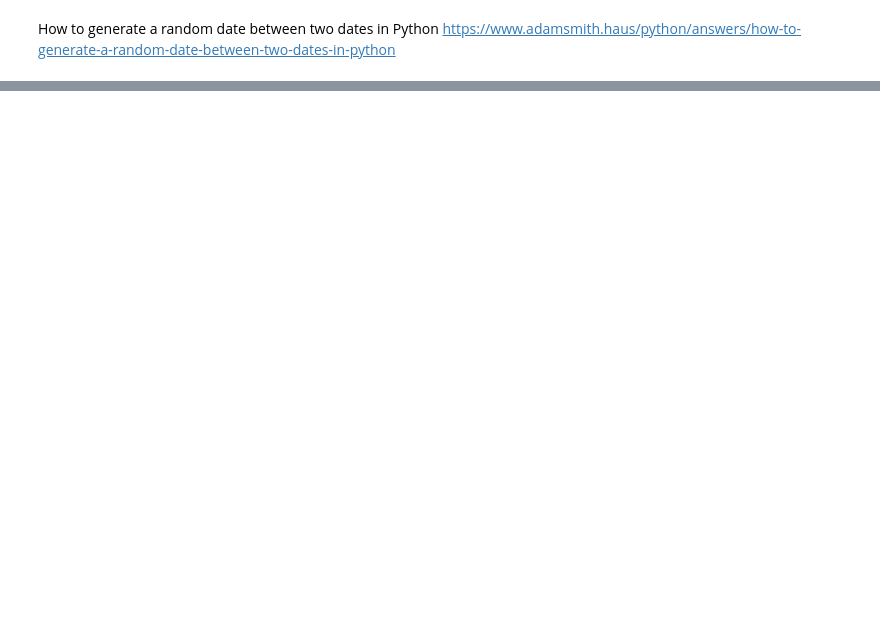
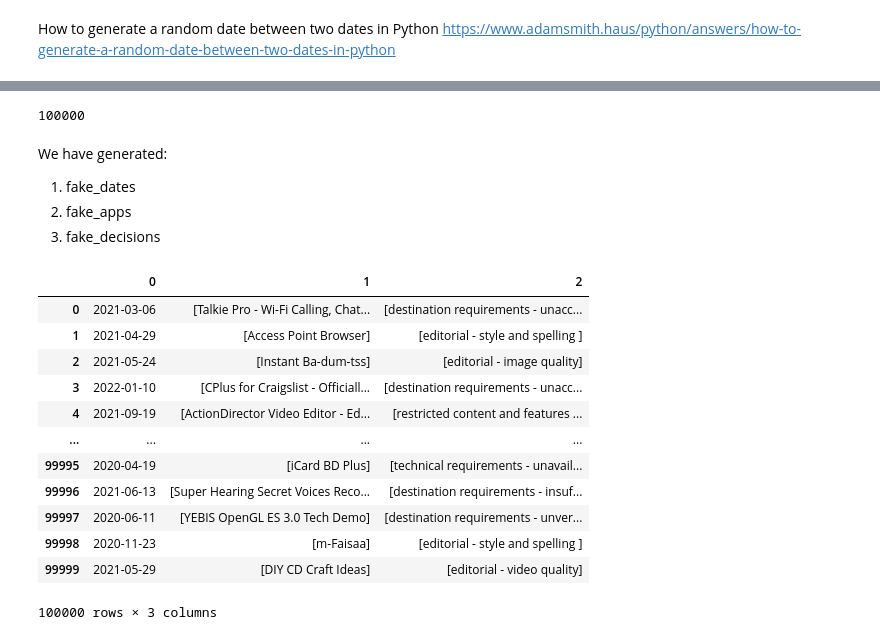
Before and after one commit to hotonoodle/mobile-ads, a Jupyter notebook: generate-10000-fake-records.ipynb, the cells around one changed output, grey strips where cells are left out. Saved outputs shown, nothing was run; the diff lists cells and outputs as text; code cells hidden in the pictures; blank space fills up the shorter version.

Commit message:
generated 100000 entries of date, apps, and decisions

```diff
--- a/generate-10000-fake-records.ipynb
+++ b/generate-10000-fake-records.ipynb
@@ -44,5 +55,5 @@ chosen_row
 # %%
 fake_apps = []
 
-for x in range(10000):
-    fake_apps.append(random.choice(list(reader)))
+for x in range(100000):
+    fake_apps.append(random.choice(app_list))
@@ -50,0 +84,6 @@ ValueError: I/O operation on closed file.
+# %%
+#read mobile-apps csv and generate random row from the list
+
+with open('policies', encoding='utf-8') as f:
+    reader = csv.reader(f)
+    policy_list = list(reader)
@@ -50,0 +110,33 @@ ValueError: I/O operation on closed file.
+# %%
+fake_decisions = []
+
+for x in range(100000):
+    fake_decisions.append(random.choice(policy_list))
+# %%
+len(fake_decisions)
+# %% [output]
+100000
+# %% [markdown]
+We have generated:
+
+1. fake_dates
+2. fake_apps
+3. fake_decisions
+# %%
+df = pd.DataFrame(list(zip(fake_dates, fake_apps, fake_decisions)))
+# %%
+df
+# %% [output]
+|  | 0 | 1 | 2 |
+| 0 | 2021-03-06 | [Talkie Pro - Wi-Fi Calling, Chat... | [destination requirements - unacc... |
+| 1 | 2021-04-29 | [Access Point Browser] | [editorial - style and spelling ] |
+| 2 | 2021-05-24 | [Instant Ba-dum-tss] | [editorial - image quality] |
+| 3 | 2022-01-10 | [CPlus for Craigslist - Officiall... | [destination requirements - unacc... |
+| 4 | 2021-09-19 | [ActionDirector Video Editor - Ed... | [restricted content and features ... |
+| ... | ... | ... | ... |
+| 99995 | 2020-04-19 | [iCard BD Plus] | [technical requirements - unavail... |
+| 99996 | 2021-06-13 | [Super Hearing Secret Voices Reco... | [destination requirements - insuf... |
+| 99997 | 2020-06-11 | [YEBIS OpenGL ES 3.0 Tech Demo] | [destination requirements - unver... |
+| 99998 | 2020-11-23 | [m-Faisaa] | [editorial - style and spelling ] |
+| 99999 | 2021-05-29 | [DIY CD Craft Ideas] | [editorial - video quality] |
+100000 rows × 3 columns
```
Also changed, not shown: parts of 9 cells of this notebook, 1 other file.
